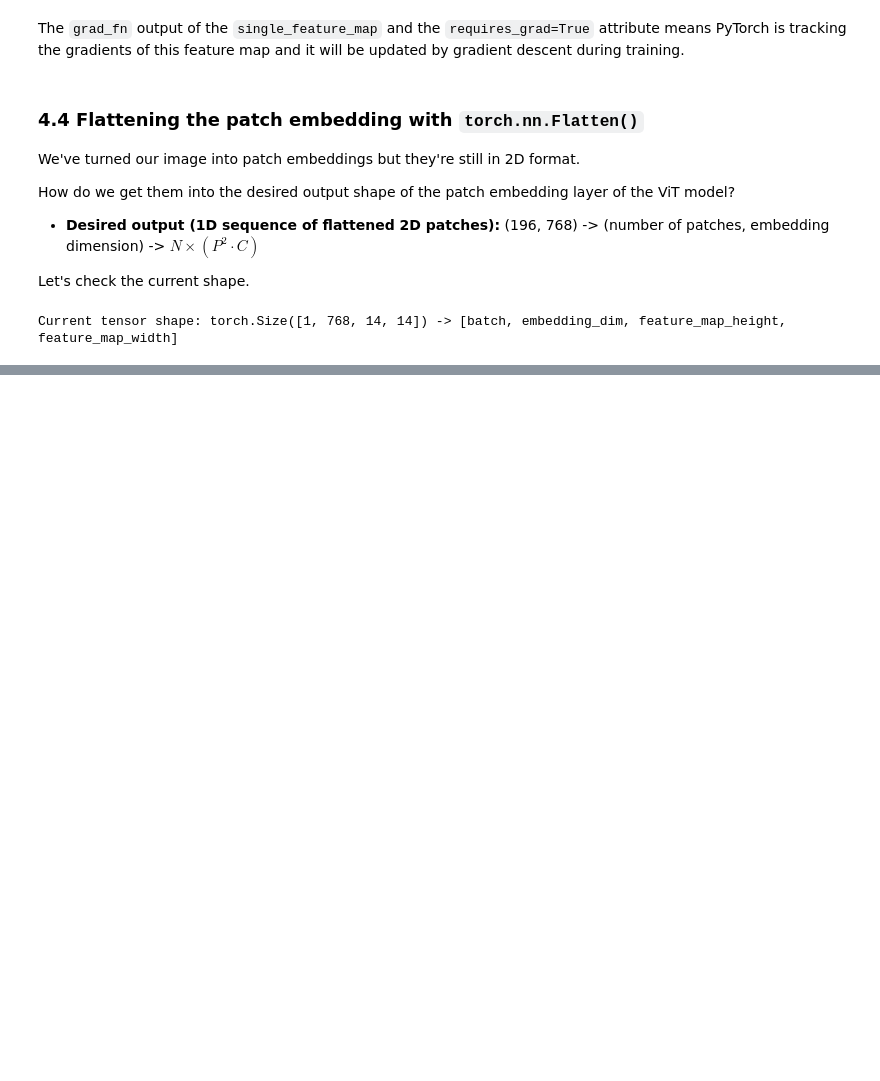
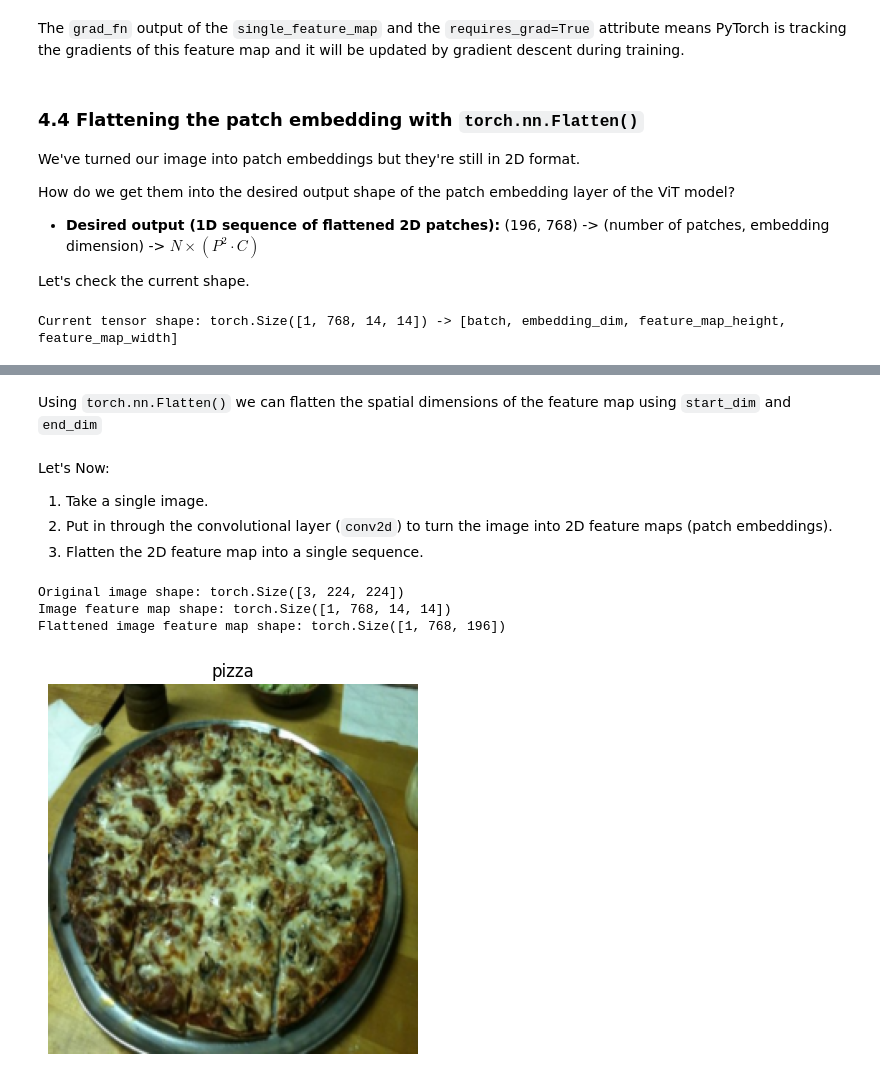
Before and after one commit to ostNrh/ViT-Research-Paper-Replication, a Jupyter notebook: ViT_Research_Paper_Replicated.ipynb, the cells around one changed output, grey strips where cells are left out. Cells and saved outputs as stored; diff of their text form; code cells hidden in the pictures; blank space fills up the shorter version.

```diff
--- a/ViT_Research_Paper_Replicated.ipynb
+++ b/ViT_Research_Paper_Replicated.ipynb
@@ -752,0 +757,30 @@ print(f"Current tensor shape: {image_out_of_conv_flattened.shape} -> [batch, emb
+# %% [markdown]
+Using `torch.nn.Flatten()` we can flatten the spatial dimensions of the feature map using `start_dim` and `end_dim`
+# %%
+# Create flatten layer
+flatten = nn.Flatten(start_dim=2, # flatten feature_map_height (dimension 2)
+                     end_dim=3) # flatten feature_map_width (dimension 3)
+# %% [markdown]
+Let's Now:
+1. Take a single image.
+2. Put in through the convolutional layer (`conv2d`) to turn the image into 2D feature maps (patch embeddings).
+3. Flatten the 2D feature map into a single sequence.
+# %%
+# 1. View single image
+plt.imshow(image.permute(1, 2, 0)) # adjust for matplotlib
+plt.title(class_names[label])
+plt.axis(False);
+print(f"Original image shape: {image.shape}")
+
+# 2. Turn image into feature maps
+image_out_of_conv = conv2d(image.unsqueeze(0)) # add batch dimension to avoid shape errors
+print(f"Image feature map shape: {image_out_of_conv.shape}")
+
+# 3. Flatten the feature maps
+image_out_of_conv_flattened = flatten(image_out_of_conv)
+print(f"Flattened image feature map shape: {image_out_of_conv_flattened.shape}")
+# %% [output]
+Original image shape: torch.Size([3, 224, 224])
+Image feature map shape: torch.Size([1, 768, 14, 14])
+Flattened image feature map shape: torch.Size([1, 768, 196])
+[figure, added]
```
Also changed, not shown: parts of 73 cells of this notebook.
